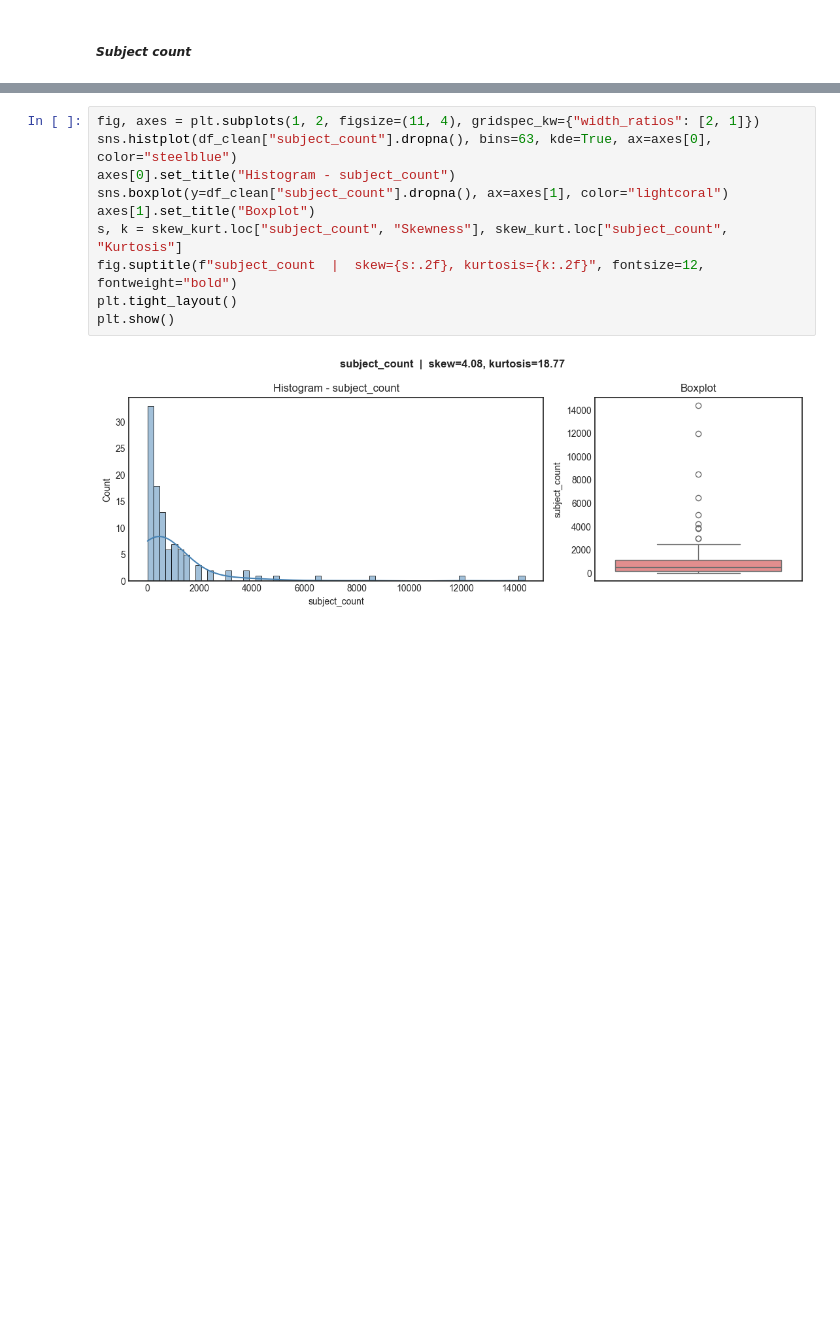
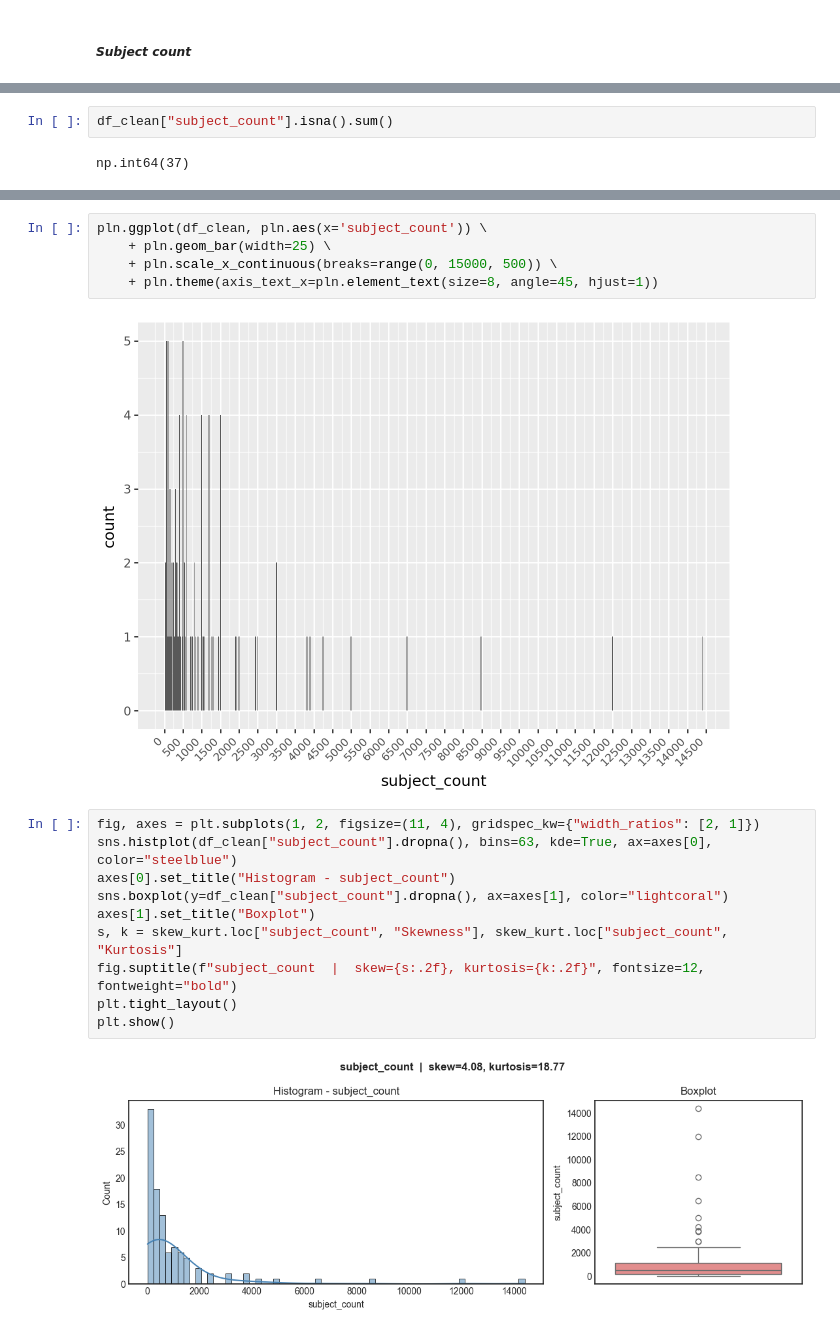
Before and after one commit to idowein/MOECSO, a Jupyter notebook: budget_estimation/Budget_estimation.ipynb, the cells around one changed output, grey strips where cells are left out. Cells and saved outputs as stored; diff of their text form; blank space fills up the shorter version.

```diff
--- a/budget_estimation/Budget_estimation.ipynb
+++ b/budget_estimation/Budget_estimation.ipynb
@@ -299,3 +332,7 @@ plt.show()
+# %%
+df_clean["subject_count"].isna().sum()
+# %% [output]
+np.int64(37)
 # %%
 top_n = 10
 largest_site_count = df_clean.nlargest(top_n, "subject_count")[
@@ -314,6 +351,13 @@ display(largest_site_count)
 | 68 | מירי_ימיני_21.txt | Unknown | הוראה ולמידה מרחוק בעתות של ריחוק... | 16.0 | 3820.0 |
 | 46 | יאסר_עואד_24.txt | פרופ' יאסר עואד | רווחה והתנהגות סיכון בקרב תלמידים... | 60.0 | 3000.0 |
 | 113 | רול_25.txt | עדו רול | אוריינות בינה מלאכותית בגילאי חטה... | NaN | 3000.0 |
+# %%
+pln.ggplot(df_clean, pln.aes(x='subject_count')) \
+    + pln.geom_bar(width=25) \
+    + pln.scale_x_continuous(breaks=range(0, 15000, 500)) \
+    + pln.theme(axis_text_x=pln.element_text(size=8, angle=45, hjust=1))
+# %% [output]
+[figure, added]
 # %%
 fig, axes = plt.subplots(1, 2, figsize=(11, 4), gridspec_kw={"width_ratios": [2, 1]})
 sns.histplot(df_clean["subject_count"].dropna(), bins=63, kde=True, ax=axes[0], color="steelblue")
```
Also changed, not shown: parts of 86 cells of this notebook.
